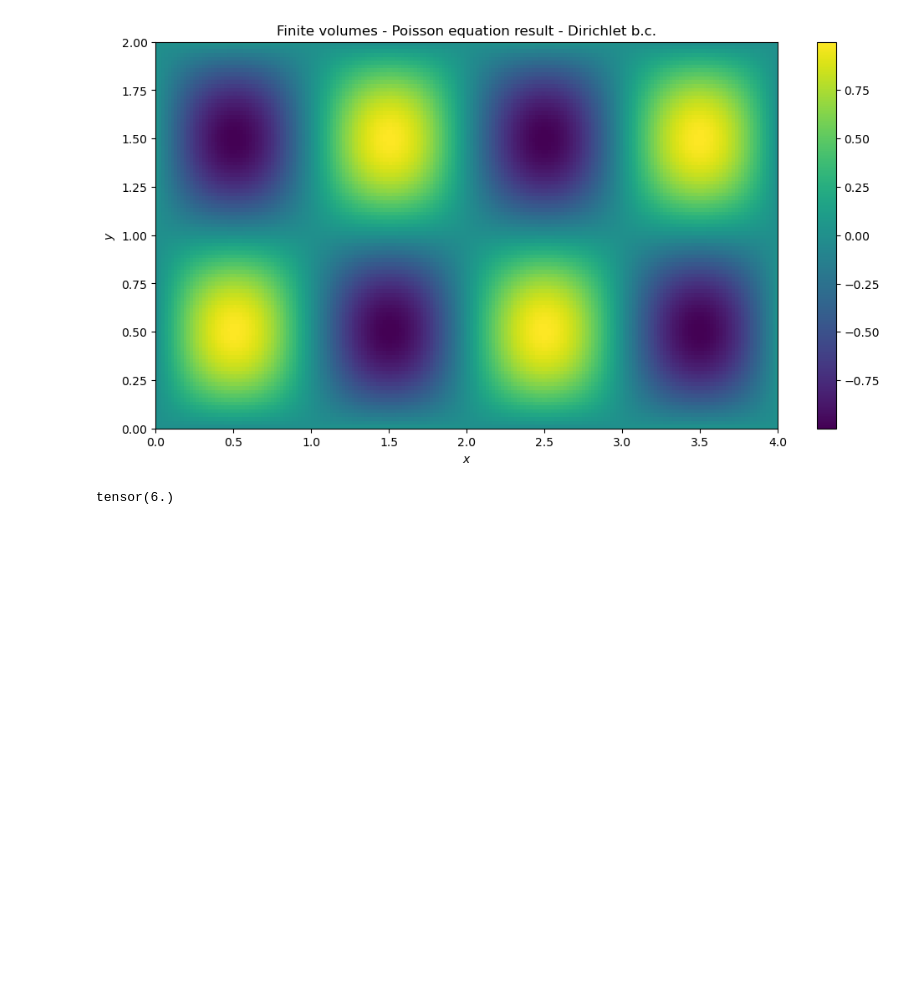
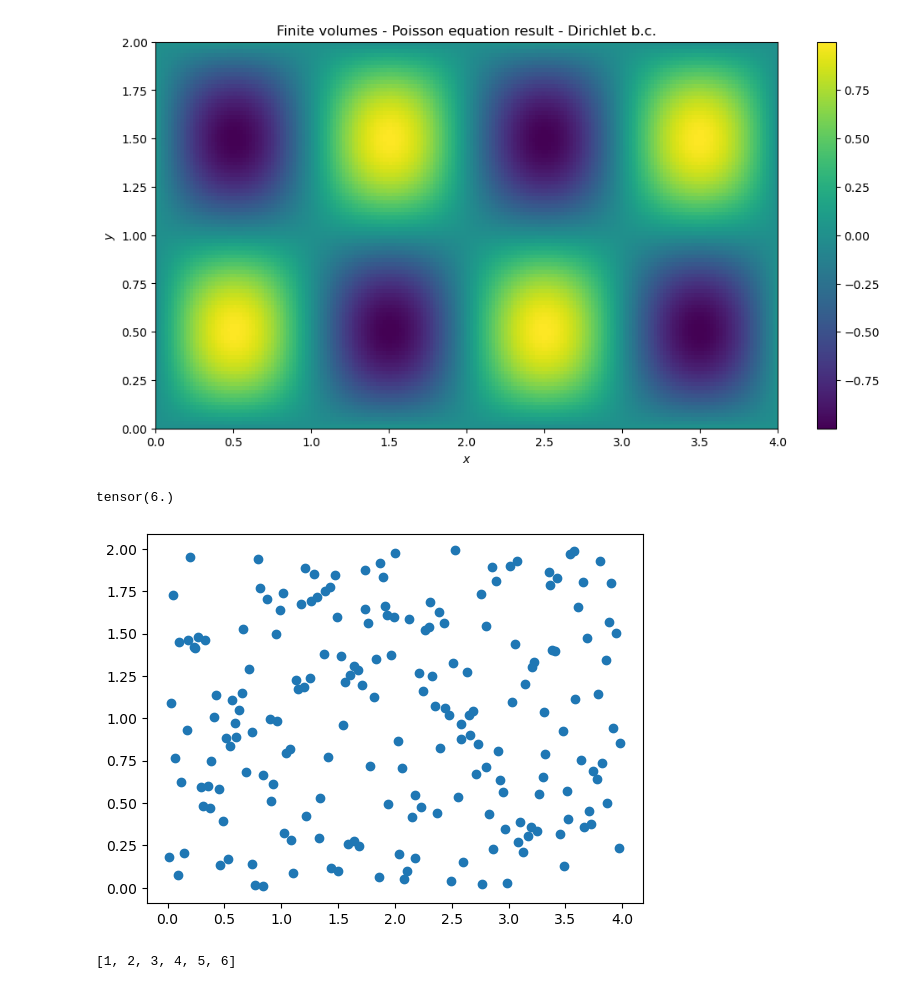
Before and after one commit to sottoviafilippo/Finite-elements-in-2d-and-PINNs, a Jupyter notebook: pinn_trials.ipynb, the cells around one changed output. Drawn from its saved outputs; the diff is of its cells as text; code cells hidden in the pictures; blank space fills up the shorter version.

Commit message:
started coding PINN + minor stuff

```diff
--- a/pinn_trials.ipynb
+++ b/pinn_trials.ipynb
@@ -41,3 +41,20 @@ y.backward()
 print(x.grad)
 # %% [output]
 tensor(6.)
+# %%
+trial_PINN = PINN_Poisson_2d(32, lambda x: np.sin(x))
+trial_PINN.set_collocation_points(200, (0,4), (0,2))
+trial_PINN.compute_boundary_values(100, (0,4), (0,2))
+
+print(trial_PINN.boundary_points)
+print(trial_PINN.boundary_values)
+
+plt.figure()
+plt.scatter(trial_PINN.collocation_points[:,0],trial_PINN.collocation_points[:,1])
+plt.show()
+# %% [output]
+[figure, added]
+# %%
+[1,2,3] + [4,5,6]
+# %% [output]
+[1, 2, 3, 4, 5, 6]
```
Also changed, not shown: 1 other file.
